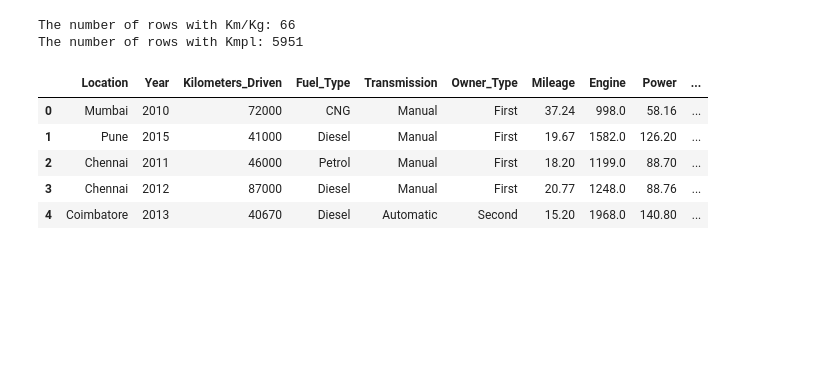
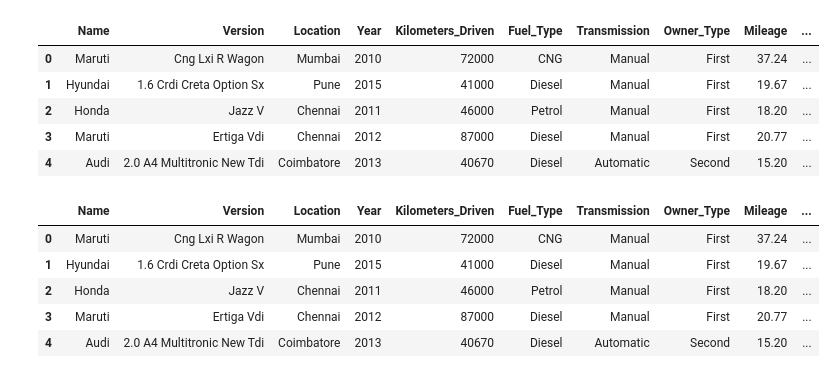
Before and after one commit to Kodascii/regression_automobile, a Jupyter notebook: nettoyage/traitement.ipynb, the cells around one changed output. Saved outputs shown, nothing was run; the diff lists cells and outputs as text; code cells hidden in the pictures; blank space fills up the shorter version.

```diff
--- a/nettoyage/traitement.ipynb
+++ b/nettoyage/traitement.ipynb
@@ -2,26 +2,22 @@
 import pandas as pd
 import numpy as np
 
-df = pd.read_csv('../res/train.csv')
-
-
-kmkg = df['Mileage'].str.endswith("km/kg").sum()
-kmpl = df['Mileage'].str.endswith("kmpl").sum()
-print('The number of rows with Km/Kg:', kmkg)
-print('The number of rows with Kmpl:', kmpl)
+df = pd.read_csv('../res/clean_train.csv')
+df.head()
 # %% [output]
-The number of rows with Km/Kg: 66
-The number of rows with Kmpl: 5951
+|  | Name | Version | Location | Year | Kilometers_Driven | Fuel_Type | Transmission | Owner_Type | Mileage | ... |
+| 0 | Maruti | Cng Lxi R Wagon | Mumbai | 2010 | 72000 | CNG | Manual | First | 37.24 | ... |
+| 1 | Hyundai | 1.6 Crdi Creta Option Sx | Pune | 2015 | 41000 | Diesel | Manual | First | 19.67 | ... |
+| 2 | Honda | Jazz V | Chennai | 2011 | 46000 | Petrol | Manual | First | 18.20 | ... |
+| 3 | Maruti | Ertiga Vdi | Chennai | 2012 | 87000 | Diesel | Manual | First | 20.77 | ... |
+| 4 | Audi | 2.0 A4 Multitronic New Tdi | Coimbatore | 2013 | 40670 | Diesel | Automatic | Second | 15.20 | ... |
 # %%
-from csv_cleaner import clean_mileage_engine_power_
-
-clean_mileage_engine_power_(df)
-df = df.drop(columns= ['Name', 'New_Price'])
+df = df.drop(columns= ['New_Price'])
 df.head()
 # %% [output]
-|  | Location | Year | Kilometers_Driven | Fuel_Type | Transmission | Owner_Type | Mileage | Engine | Power | ... |
-| 0 | Mumbai | 2010 | 72000 | CNG | Manual | First | 37.24 | 998.0 | 58.16 | ... |
-| 1 | Pune | 2015 | 41000 | Diesel | Manual | First | 19.67 | 1582.0 | 126.20 | ... |
-| 2 | Chennai | 2011 | 46000 | Petrol | Manual | First | 18.20 | 1199.0 | 88.70 | ... |
-| 3 | Chennai | 2012 | 87000 | Diesel | Manual | First | 20.77 | 1248.0 | 88.76 | ... |
-| 4 | Coimbatore | 2013 | 40670 | Diesel | Automatic | Second | 15.20 | 1968.0 | 140.80 | ... |
+|  | Name | Version | Location | Year | Kilometers_Driven | Fuel_Type | Transmission | Owner_Type | Mileage | ... |
+| 0 | Maruti | Cng Lxi R Wagon | Mumbai | 2010 | 72000 | CNG | Manual | First | 37.24 | ... |
+| 1 | Hyundai | 1.6 Crdi Creta Option Sx | Pune | 2015 | 41000 | Diesel | Manual | First | 19.67 | ... |
+| 2 | Honda | Jazz V | Chennai | 2011 | 46000 | Petrol | Manual | First | 18.20 | ... |
+| 3 | Maruti | Ertiga Vdi | Chennai | 2012 | 87000 | Diesel | Manual | First | 20.77 | ... |
+| 4 | Audi | 2.0 A4 Multitronic New Tdi | Coimbatore | 2013 | 40670 | Diesel | Automatic | Second | 15.20 | ... |
```
Also changed, not shown: parts of 3 cells of this notebook, 2 other files.
